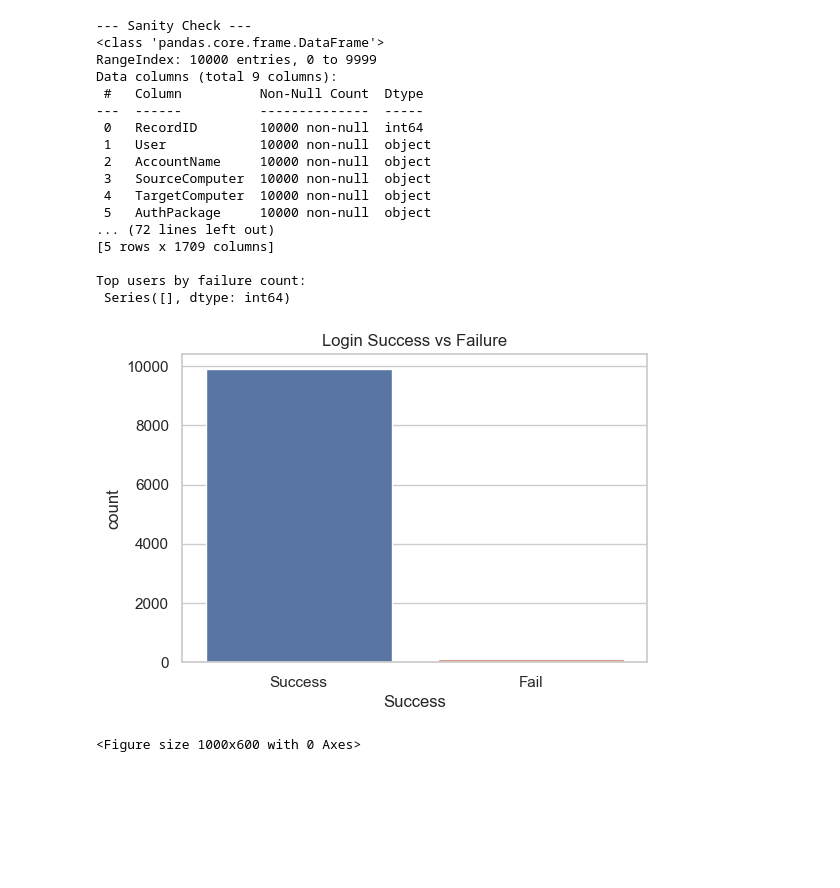
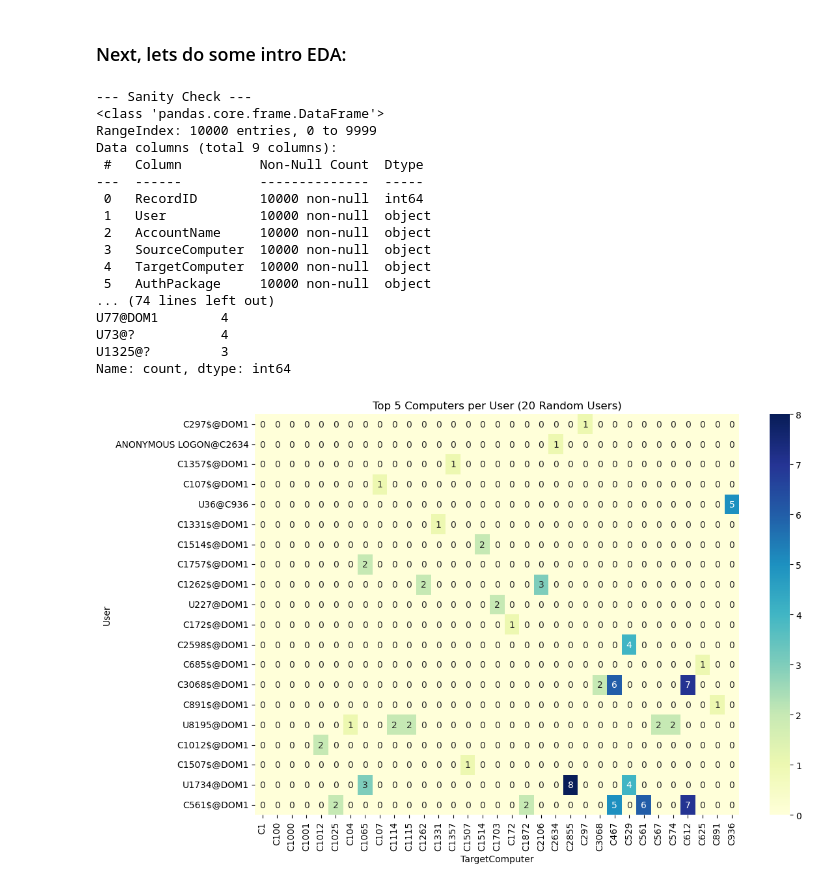
Before and after one commit to williammumper/lanl-auth-redteam, a Jupyter notebook: notebooks/eda_auth_10k.ipynb, the cells around one changed output. Saved outputs shown, nothing was run; the diff lists cells and outputs as text; code cells hidden in the pictures; blank space fills up the shorter version.

```diff
--- a/notebooks/eda_auth_10k.ipynb
+++ b/notebooks/eda_auth_10k.ipynb
@@ -48,54 +54,67 @@ Name: count, dtype: int64
+# %% [markdown]
+### Next, lets do some intro EDA:
 # %%
 import matplotlib.pyplot as plt
 import seaborn as sns
+import numpy as np
 
-# --- 1. Sanity checks ---
+# --- Sanity checks ---
 print("\n--- Sanity Check ---")
 print(df.info())
 print("\nMissing values per column:\n", df.isna().sum())
 
-# --- 2. Basic behavioral stats ---
+# --- Basic behavioral stats ---
 print("\n--- Basic Behavioral Stats ---")
 print("Unique users:", df['User'].nunique())
 print("Unique computers:", df['TargetComputer'].nunique())
 print("\nSuccess vs Failure counts:\n", df['Success'].value_counts())
 print("\nTop 5 AuthPackages:\n", df['AuthPackage'].value_counts().head())
 print("\nTop 5 LogonTypes:\n", df['LogonType'].value_counts().head())
 
-# --- 3. User-computer interaction matrix ---
+# --- User-computer interaction matrix ---
 user_computer_counts = df.groupby(['User', 'TargetComputer']).size().unstack(fill_value=0)
-print("\nUser-Computer matrix snippet:\n", user_computer_counts.head())
 
-# --- 4. Failed login streaks per user ---
-fail_counts = df[df['Success'] == 'Failure'].groupby('User').size()
-print("\nTop users by failure count:\n", fail_counts.sort_values(ascending=False).head(10))
+# Now you can look at top users
+top_users = df.groupby('User').size().sort_values(ascending=False).head(10).index
+print("Top users (rows) in matrix snippet:")
+print(user_computer_counts.loc[top_users].head())
+# --- 4. Failed logins per user ---
+fail_counts = df[df['Success'] == 'Fail']['User'].value_counts()
+print("\nTop users by failure count:")
+print(fail_counts.head(10))
 
-# --- 5. Visualization: Success vs Failure ---
-plt.figure(figsize=(6,4))
-sns.countplot(x='Success', data=df)
-plt.title("Login Success vs Failure")
+# --- Heatmap of user-computer logins ---
+user_computer_counts = df.groupby(['User', 'TargetComputer']).size().unstack(fill_value=0)
+
+# Sample 20 random users
+sample_users = df['User'].drop_duplicates().sample(20, random_state=42)
+sample_uc_matrix = user_computer_counts.loc[sample_users]
+
+top_n = 5
+sample_uc_top = sample_uc_matrix.apply(lambda row: row.nlargest(top_n), axis=1)
+
+plt.figure(figsize=(12,8))
+sns.heatmap(sample_uc_top.fillna(0).astype(int), cmap="YlGnBu", annot=True, fmt="d")
+plt.xlabel("TargetComputer")
+plt.ylabel("User")
+plt.title(f"Top {top_n} Computers per User (20 Random Users)")
 plt.show()
-
-# --- 6. Optional: Heatmap of user-computer logins ---
-plt.figure(figsize=(10,6))
-sample_uc_matrix = user_computer_counts.iloc
 # %% [output]
 --- Sanity Check ---
 <class 'pandas.core.frame.DataFrame'>
 RangeIndex: 10000 entries, 0 to 9999
 Data columns (total 9 columns):
  #   Column          Non-Null Count  Dtype
 ---  ------          --------------  -----
  0   RecordID        10000 non-null  int64
  1   User            10000 non-null  object
  2   AccountName     10000 non-null  object
  3   SourceComputer  10000 non-null  object
  4   TargetComputer  10000 non-null  object
  5   AuthPackage     10000 non-null  object
-... (72 lines left out)
-[5 rows x 1709 columns]
-
-Top users by failure count:
- Series([], dtype: int64)
+... (74 lines left out)
+U77@DOM1        4
+U73@?           4
+U1325@?         3
+Name: count, dtype: int64
-[figure, old version]
+[figure, new version]
-<Figure size 1000x600 with 0 Axes>
```
Also changed, not shown: parts of 12 cells of this notebook, 1 other file.
